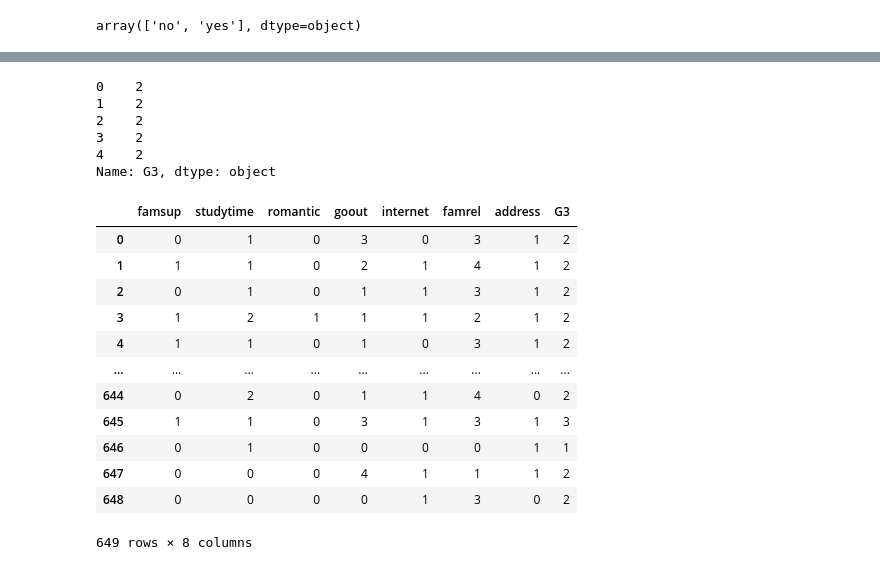
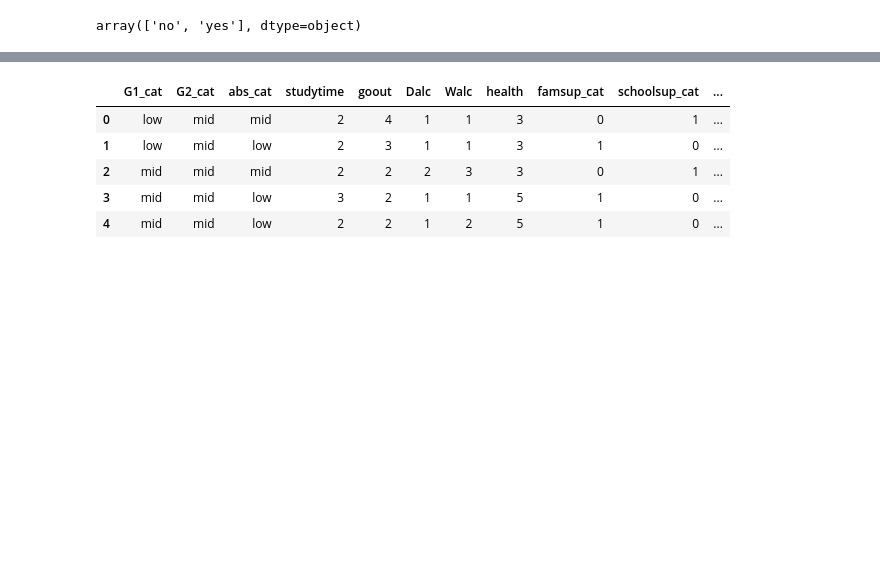
Before and after one commit to OlegTertychnyi/ML-labs-Tert, a Jupyter notebook: lab04/notebooks/lab04.ipynb, the cells around one changed output, grey strips where cells are left out. Drawn from its saved outputs; the diff is of its cells as text; code cells hidden in the pictures; blank space fills up the shorter version.

```diff
--- a/lab04/notebooks/lab04.ipynb
+++ b/lab04/notebooks/lab04.ipynb
@@ -165,12 +205,18 @@ X['famsup'].unique()
 # %% [output]
 array(['no', 'yes'], dtype=object)
 # %%
-le = LabelEncoder()
-for col in X.columns:
-    if X[col].dtype == 'int64':
-        X.loc[:, col] = le.fit_transform(X[col])
-    else:
-        if set(X[col].unique()) == {'no', 'yes'            }:
-            X.loc[:, col] = X[col].map({'no': 0, 'yes': 1}).astype('str')
-        else: # U или R для адреса
-            X.loc[:, col] = X[col].map({'R': 0, 'U': 1}).astype('str')
+# Дискретизация выбранных признаков
+disc = features.copy()
+
+disc["G1_cat"] = pd.cut(disc["G1"], bins=[-1, 9, 14, 20],
+                        labels=["low", "mid", "high"])
+disc["G2_cat"] = pd.cut(disc["G2"], bins=[-1, 9, 14, 20],
+                        labels=["low", "mid", "high"])
+
+disc["abs_cat"] = pd.cut(disc["absences"], bins=[-1, 2, 7, 100],
+                         labels=["low", "mid", "high"])
+
+disc["famsup_cat"] = disc["famsup"].map({"no": 0, "yes": 1})
+disc["schoolsup_cat"] = disc["schoolsup"].map({"no": 0, "yes": 1})
+
+disc[["G1_cat", "G2_cat", "abs_cat", "famsup_cat", "schoolsup_cat"]].head()
@@ -181,9 +229,0 @@ y.data = le.fit_transform(y)
-# %%
-y.head()
-# %% [output]
-0    2
-1    2
-2    2
-3    2
-4    2
-Name: G3, dtype: object
@@ -192,17 +230,27 @@ df = pd.concat([X, y], axis=1)
-# %%
-df
-# %% [output]
-|  | famsup | studytime | romantic | goout | internet | famrel | address | G3 |
-| 0 | 0 | 1 | 0 | 3 | 0 | 3 | 1 | 2 |
-| 1 | 1 | 1 | 0 | 2 | 1 | 4 | 1 | 2 |
-| 2 | 0 | 1 | 0 | 1 | 1 | 3 | 1 | 2 |
-| 3 | 1 | 2 | 1 | 1 | 1 | 2 | 1 | 2 |
-| 4 | 1 | 1 | 0 | 1 | 0 | 3 | 1 | 2 |
-| ... | ... | ... | ... | ... | ... | ... | ... | ... |
-| 644 | 0 | 2 | 0 | 1 | 1 | 4 | 0 | 2 |
-| 645 | 1 | 1 | 0 | 3 | 1 | 3 | 1 | 3 |
-| 646 | 0 | 1 | 0 | 0 | 0 | 0 | 1 | 1 |
-| 647 | 0 | 0 | 0 | 4 | 1 | 1 | 1 | 2 |
-| 648 | 0 | 0 | 0 | 0 | 1 | 3 | 0 | 2 |
-649 rows × 8 columns
+# %%
+# Формируем итоговый датафрейм для обучения Байесовской сети
+# Используем дискретизированные признаки и новый таргет FinalPass
+
+bn_data = pd.DataFrame({
+    "G1_cat": disc["G1_cat"].astype(str),
+    "G2_cat": disc["G2_cat"].astype(str),
+    "abs_cat": disc["abs_cat"].astype(str),
+    "studytime": disc["studytime"].astype(str),
+    "goout": disc["goout"].astype(str),
+    "Dalc": disc["Dalc"].astype(str),
+    "Walc": disc["Walc"].astype(str),
+    "health": disc["health"].astype(str),
+    "famsup_cat": disc["famsup_cat"].astype(str),
+    "schoolsup_cat": disc["schoolsup_cat"].astype(str),
+    "FinalPass": FinalPass.astype(str)
+})
+
+bn_data.head()
+# %% [output]
+|  | G1_cat | G2_cat | abs_cat | studytime | goout | Dalc | Walc | health | famsup_cat | schoolsup_cat | ... |
+| 0 | low | mid | mid | 2 | 4 | 1 | 1 | 3 | 0 | 1 | ... |
+| 1 | low | mid | low | 2 | 3 | 1 | 1 | 3 | 1 | 0 | ... |
+| 2 | mid | mid | mid | 2 | 2 | 2 | 3 | 3 | 0 | 1 | ... |
+| 3 | mid | mid | low | 3 | 2 | 1 | 1 | 5 | 1 | 0 | ... |
+| 4 | mid | mid | low | 2 | 2 | 1 | 2 | 5 | 1 | 0 | ... |
 # %%
```
Also changed, not shown: parts of 17 cells of this notebook, 1 other file.
